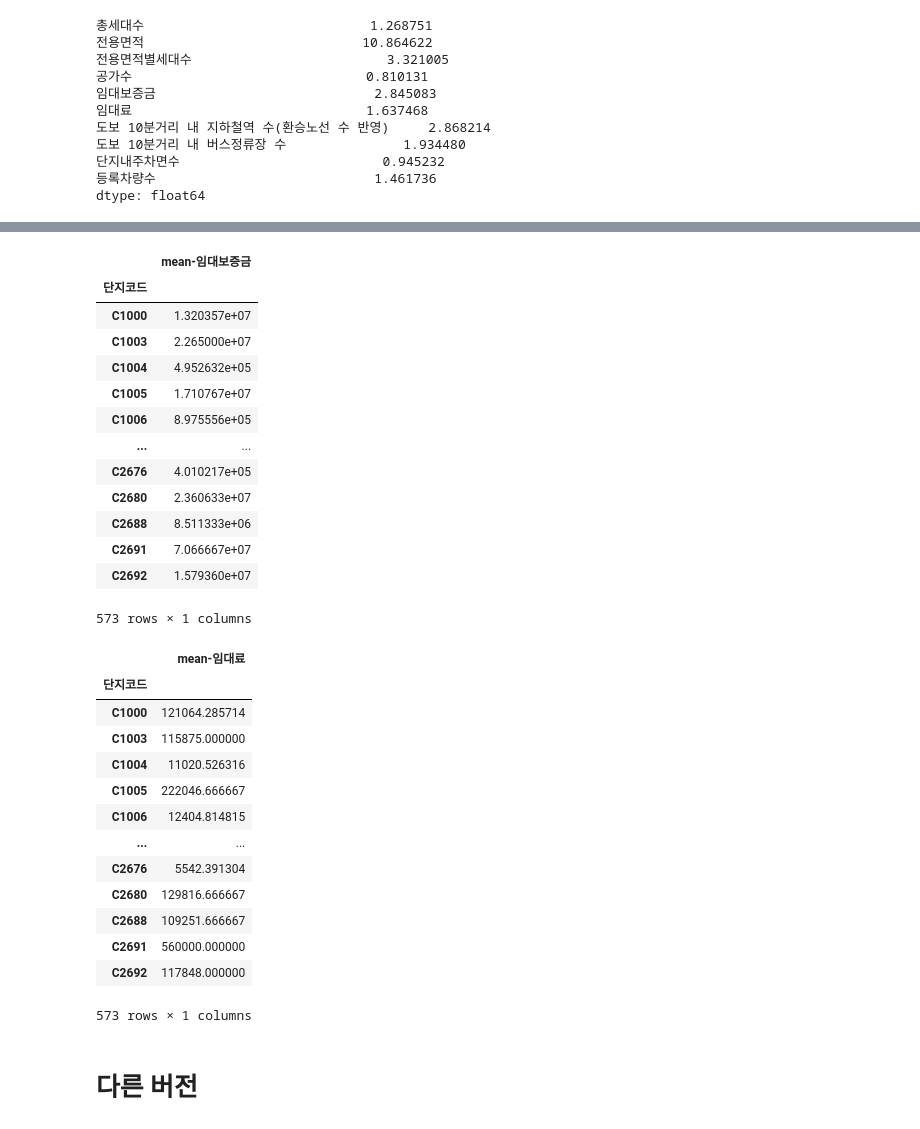
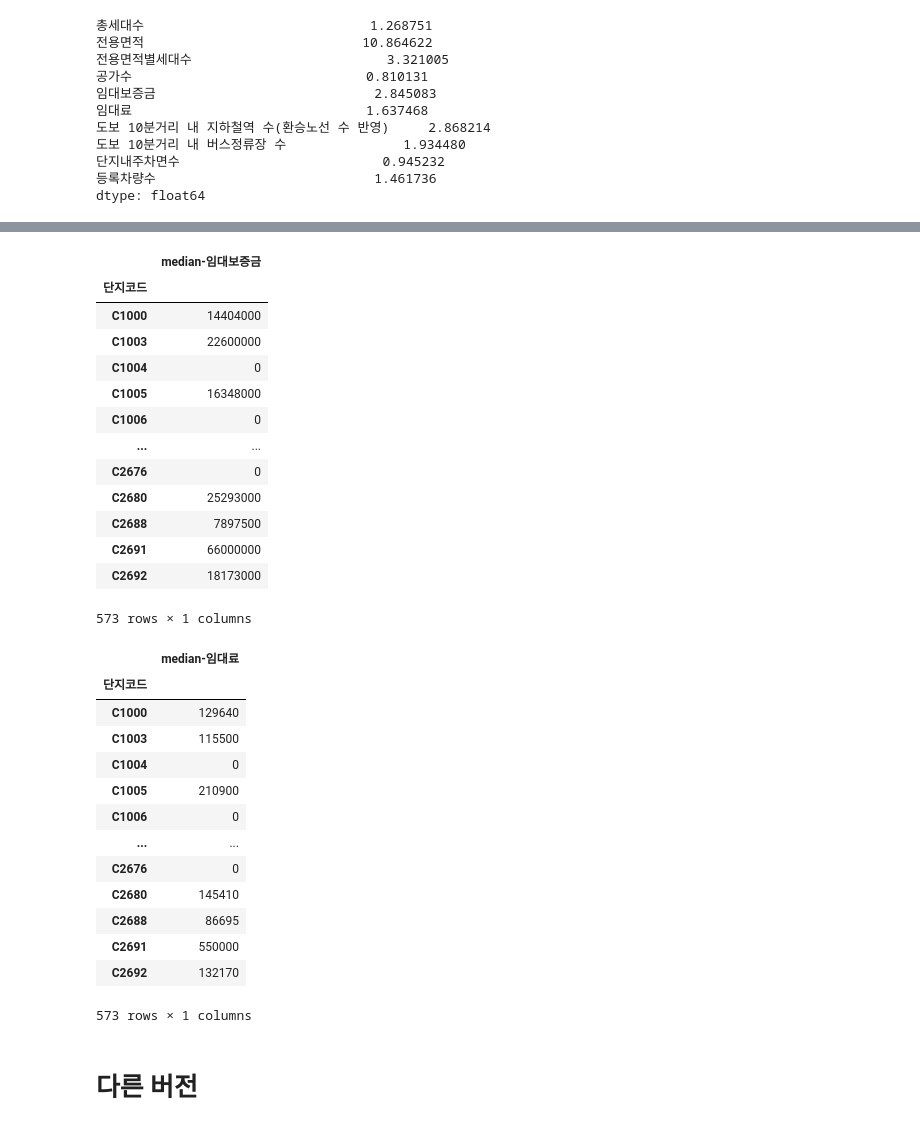
Before and after one commit to O-Kpy/Dacon, a Jupyter notebook: Dacon_주차수요_예측.ipynb, the cells around one changed output, grey strips where cells are left out. Drawn from its saved outputs; the diff is of its cells as text; code cells hidden in the pictures.

```diff
--- a/Dacon_주차수요_예측.ipynb
+++ b/Dacon_주차수요_예측.ipynb
@@ -245,7 +245,7 @@ data.loc[data['단지코드']=='C1649']
 | 2317 | C1649 | 575 | 아파트 | 경상남도 | 공공임대(10년) | 84.96 | 289 | 15.0 | A | 57000000 | 462000 | ... |
 | 2318 | C1649 | 575 | 아파트 | 경상남도 | 공공임대(10년) | 84.98 | 82 | 15.0 | A | 57000000 | 462000 | ... |
 # %%
-data.loc[data['도보 10분거리 내 버스정류장 수'].isnull(), '도보 10분거리 내 버스정류장 수'] = data.loc[(data['지역']=='경상남도')]['도보 10분거리 내 버스정류장 수'].median()
+data.loc[data['도보 10분거리 내 버스정류장 수'].isnull(), '도보 10분거리 내 버스정류장 수'] = 0.
 # %%
 # 자격유형 null값 처리
 data.loc[data['자격유형'].isnull()]
@@ -256,7 +256,7 @@ data.loc[data['자격유형'].isnull()]
 | 258 | C2253 | 1161 | 아파트 | 강원도 | 영구임대 | 26.37 | 745 | 0.0 | NaN | 2249000 | 44770 | ... |
 # %%
 data.loc[(data['자격유형'].isnull())&(data['지역']=='경상남도'), '자격유형'] = 'E'
-data.loc[(data['자격유형'].isnull())&(data['지역']=='강원도'), '자격유형'] = 'F'
+data.loc[(data['자격유형'].isnull())&(data['지역']=='강원도'), '자격유형'] = 'C'
 # %%
 # 이상값 처리
 Q1 = data['도보 10분거리 내 버스정류장 수'].quantile(0.25)
@@ -374,31 +374,31 @@ for i, code in tqdm(enumerate(test['단지코드'].unique())):
         new_test.loc[i, col] = temp[temp['전용면적']==area]['전용면적별세대수'].sum()
 # %%
 # 임대보증금과 임대료 aggregation
-data_agg = data.groupby('단지코드')['임대보증금'].agg(['mean'])
+data_agg = data.groupby('단지코드')['임대보증금'].agg(['median'])
 data_agg_col = []
 
 for i in data_agg.columns:
   data_agg_col.append(f'{i}-임대보증금')
 
 data_agg.columns = data_agg_col
 data_agg
 # %% [output]
-|  | mean-임대보증금 |
+|  | median-임대보증금 |
 | 단지코드 |  |
-| C1000 | 1.320357e+07 |
-| C1003 | 2.265000e+07 |
-| C1004 | 4.952632e+05 |
-| C1005 | 1.710767e+07 |
-| C1006 | 8.975556e+05 |
+| C1000 | 14404000 |
+| C1003 | 22600000 |
+| C1004 | 0 |
+| C1005 | 16348000 |
+| C1006 | 0 |
 | ... | ... |
-| C2676 | 4.010217e+05 |
-| C2680 | 2.360633e+07 |
-| C2688 | 8.511333e+06 |
-| C2691 | 7.066667e+07 |
-| C2692 | 1.579360e+07 |
+| C2676 | 0 |
+| C2680 | 25293000 |
+| C2688 | 7897500 |
+| C2691 | 66000000 |
+| C2692 | 18173000 |
 573 rows × 1 columns
 # %%
-data_agg_b = data.groupby('단지코드')['임대료'].agg(['mean'])
+data_agg_b = data.groupby('단지코드')['임대료'].agg(['median'])
 data_agg_col_b = []
 
 for i in data_agg_b.columns:
@@ -407,19 +407,19 @@ for i in data_agg_b.columns:
 data_agg_b.columns = data_agg_col_b
 data_agg_b
 # %% [output]
-|  | mean-임대료 |
+|  | median-임대료 |
 | 단지코드 |  |
-| C1000 | 121064.285714 |
-| C1003 | 115875.000000 |
-| C1004 | 11020.526316 |
-| C1005 | 222046.666667 |
-| C1006 | 12404.814815 |
+| C1000 | 129640 |
+| C1003 | 115500 |
+| C1004 | 0 |
+| C1005 | 210900 |
+| C1006 | 0 |
 | ... | ... |
-| C2676 | 5542.391304 |
-| C2680 | 129816.666667 |
-| C2688 | 109251.666667 |
-| C2691 | 560000.000000 |
-| C2692 | 117848.000000 |
+| C2676 | 0 |
+| C2680 | 145410 |
+| C2688 | 86695 |
+| C2691 | 550000 |
+| C2692 | 132170 |
 573 rows × 1 columns
 # %%
 new_train = new_train.merge(data_agg, how='left', on='단지코드')
```
Also changed, not shown: parts of 16 cells of this notebook.
